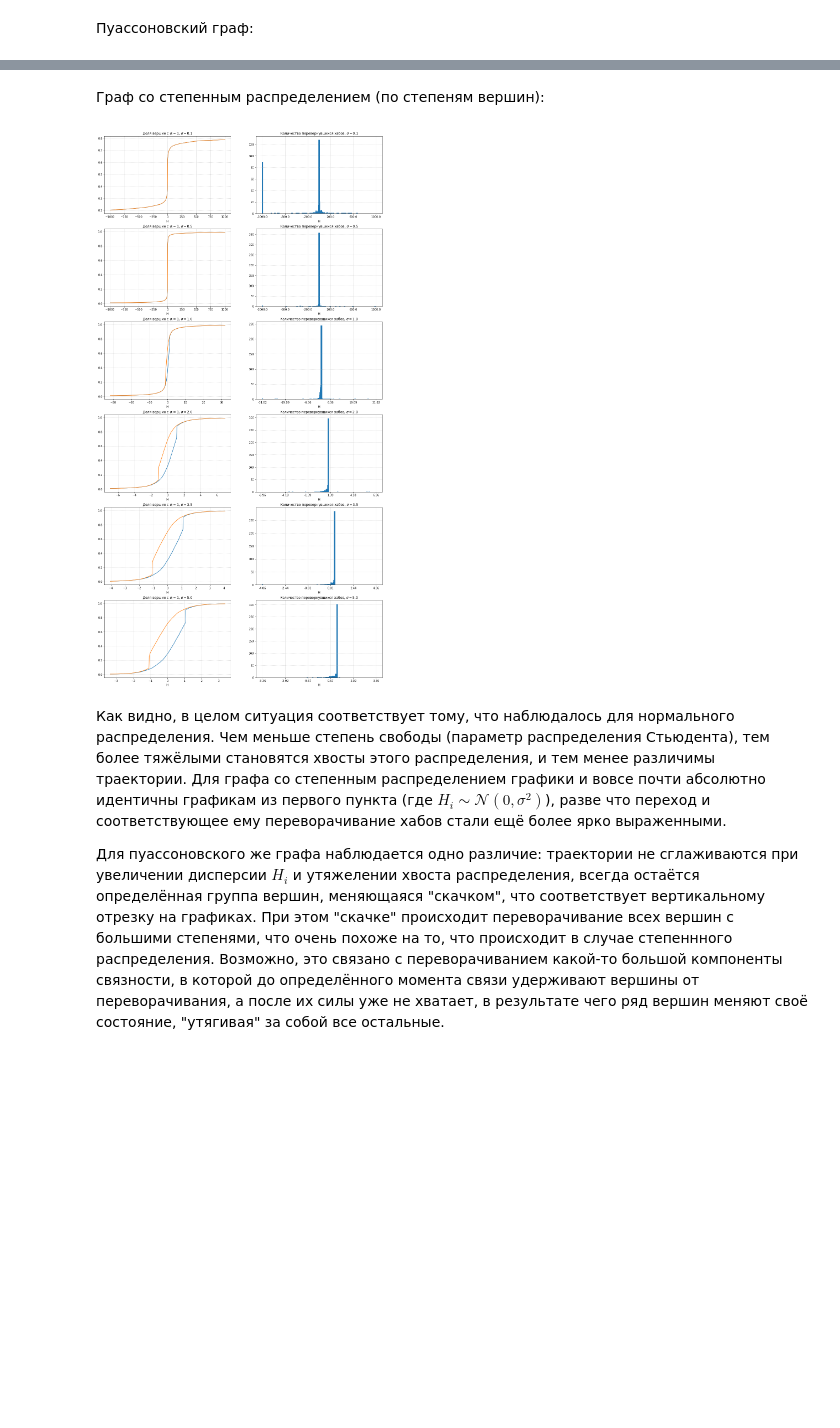
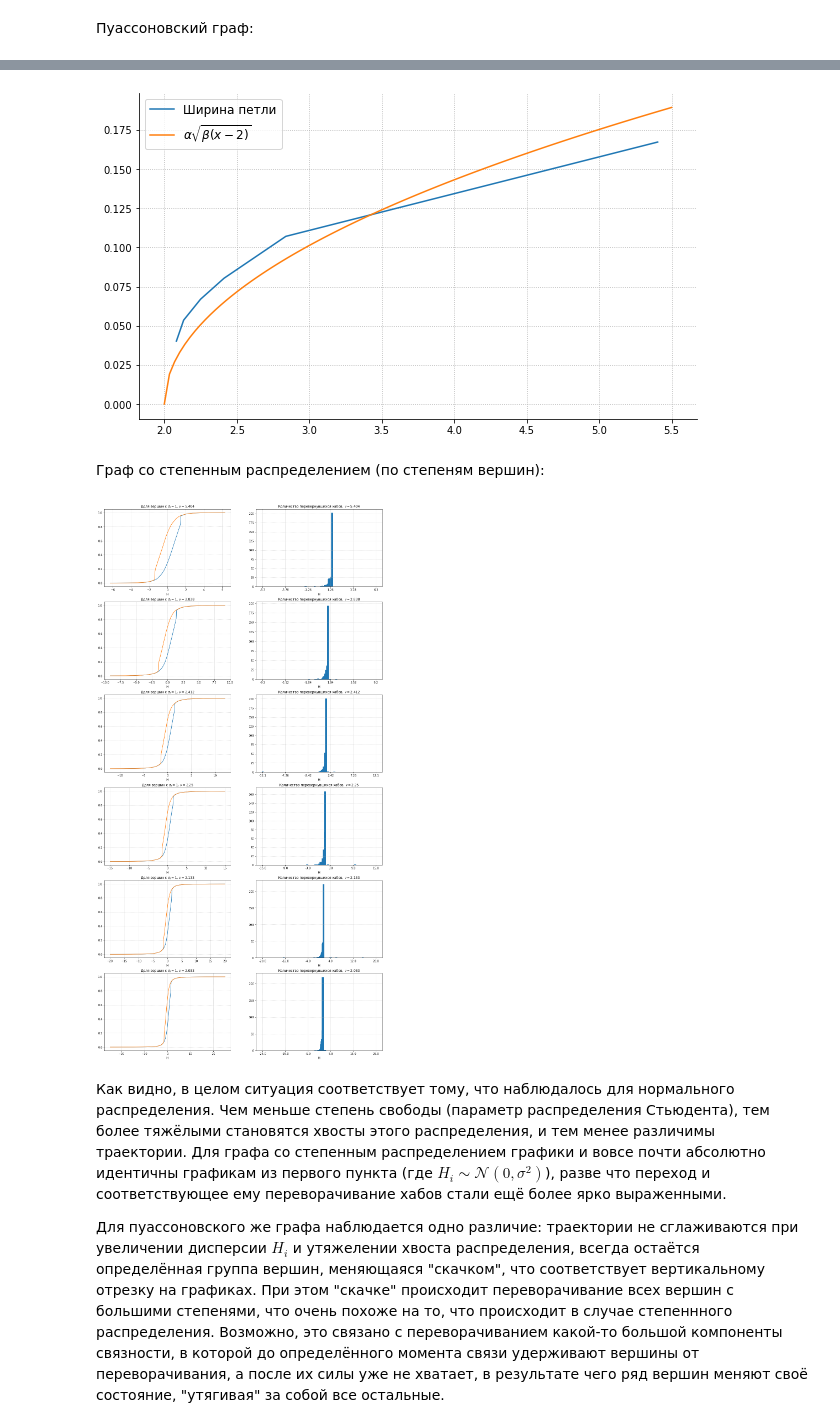
Before and after one commit to alexicon33/Ising-model, a Jupyter notebook: Code/Задача 1 - расширенная версия.ipynb, the cells around one changed output, grey strips where cells are left out. Saved outputs shown, nothing was run; the diff lists cells and outputs as text; code cells hidden in the pictures; blank space fills up the shorter version.

```diff
--- a/Code/Задача 1 - расширенная версия.ipynb
+++ b/Code/Задача 1 - расширенная версия.ipynb
@@ -140,15 +184,25 @@ for index, freedom in tqdm(enumerate(freedom_grid)):
+# %%
+plt.figure(figsize=(10, 6))
+plt.plot(freedom_grid, widths, label='Ширина петли')
+plt.grid(ls=':')
+plt.gca().spines['top'].set_visible(False)
+plt.gca().spines['right'].set_visible(False)
+plt.plot(np.linspace(2, 5.5, 100), 0.32 * np.sqrt(0.1 * (np.linspace(2, 5.5, 100) - 2)), label=r'$\alpha \sqrt{\beta(x - 2)}$')
+plt.legend(fontsize='large');
+# %% [output]
+[figure, added]
 # %% [markdown]
 Граф со степенным распределением (по степеням вершин):
 # %%
 plt.figure(figsize=(18, 36))
 for index, freedom in tqdm(enumerate(freedom_grid)):
-    H_max = min(1000, sps.t.ppf(0.99, freedom))
-    H_grid = np.linspace(-H_max, H_max, 400)
+    H_max = max(1.1, 5 * st_sigma_grid[index])
+    H_grid = np.linspace(-H_max, H_max, 300)
     low_to_high, high_to_low, hubs_low, hubs_high = G_zipf.get_trajectories(J, H_grid, freedom,
                                                                             'student', True, 0.95)
-    plot_trajectories(index, freedom, H_grid, low_to_high, high_to_low, hubs_low, hubs_high)
+    plot_trajectories(index, freedom, H_grid, low_to_high, high_to_low, hubs_low, hubs_high, r'\nu')
 # %% [output]
-[figure, old version]
+[figure, new version]
 # %% [markdown]
 Как видно, в целом ситуация соответствует тому, что наблюдалось для нормального распределения. Чем меньше степень свободы (параметр распределения Стьюдента), тем более тяжёлыми становятся хвосты этого распределения, и тем менее различимы траектории. Для графа со степенным распределением графики и вовсе почти абсолютно идентичны графикам из первого пункта (где $H_i \sim \mathcal{N}(0, \sigma^2)$), разве что переход и соответствующее ему переворачивание хабов стали ещё более ярко выраженными.
 
```
Also changed, not shown: parts of 7 cells of this notebook, 4 other files.
